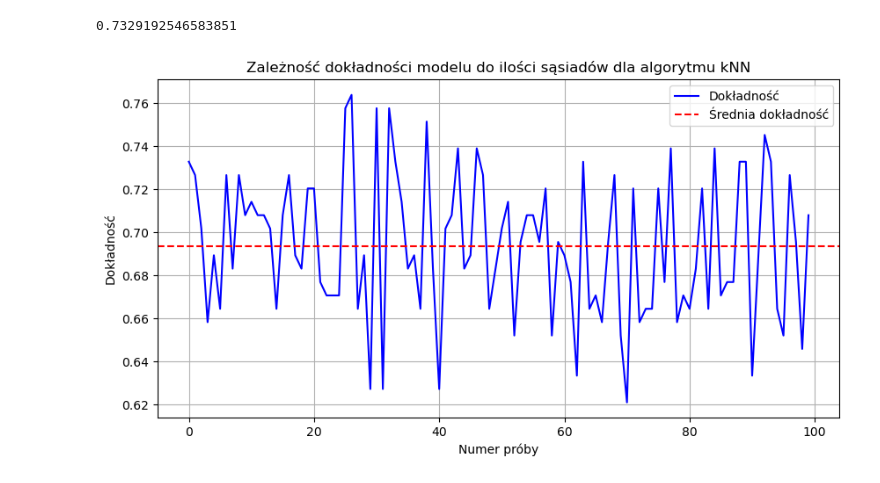
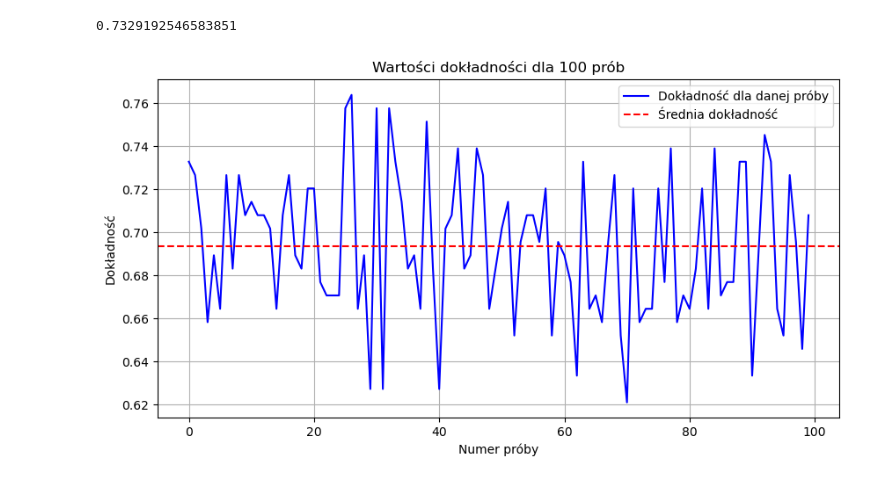
Before and after one commit to jakvbm1/letter-recognition-using-knn, a Jupyter notebook: project.ipynb, the cells around one changed output. Saved outputs shown, nothing was run; the diff lists cells and outputs as text; code cells hidden in the pictures.

```diff
--- a/project.ipynb
+++ b/project.ipynb
@@ -124,13 +124,13 @@ for i in range(100):
     accs.append(knn.score(xte, yte))
 # %%
 plt.figure(figsize=(10, 5))
-plt.plot(args, accs, label = 'Dokładność', color = 'blue')
+plt.plot(args, accs, label = 'Dokładność dla danej próby', color = 'blue')
 plt.axhline(np.mean(accs), label = "Średnia dokładność", color = 'red', linestyle = 'dashed')
-plt.title('Wartości dokładności ')
+plt.title('Wartości dokładności dla 100 prób')
 plt.xlabel('Numer próby')
 plt.ylabel('Dokładność')
 plt.legend()
 plt.grid(True)
 plt.show()
 # %% [output]
-[figure, old version]
+[figure, new version]
```
